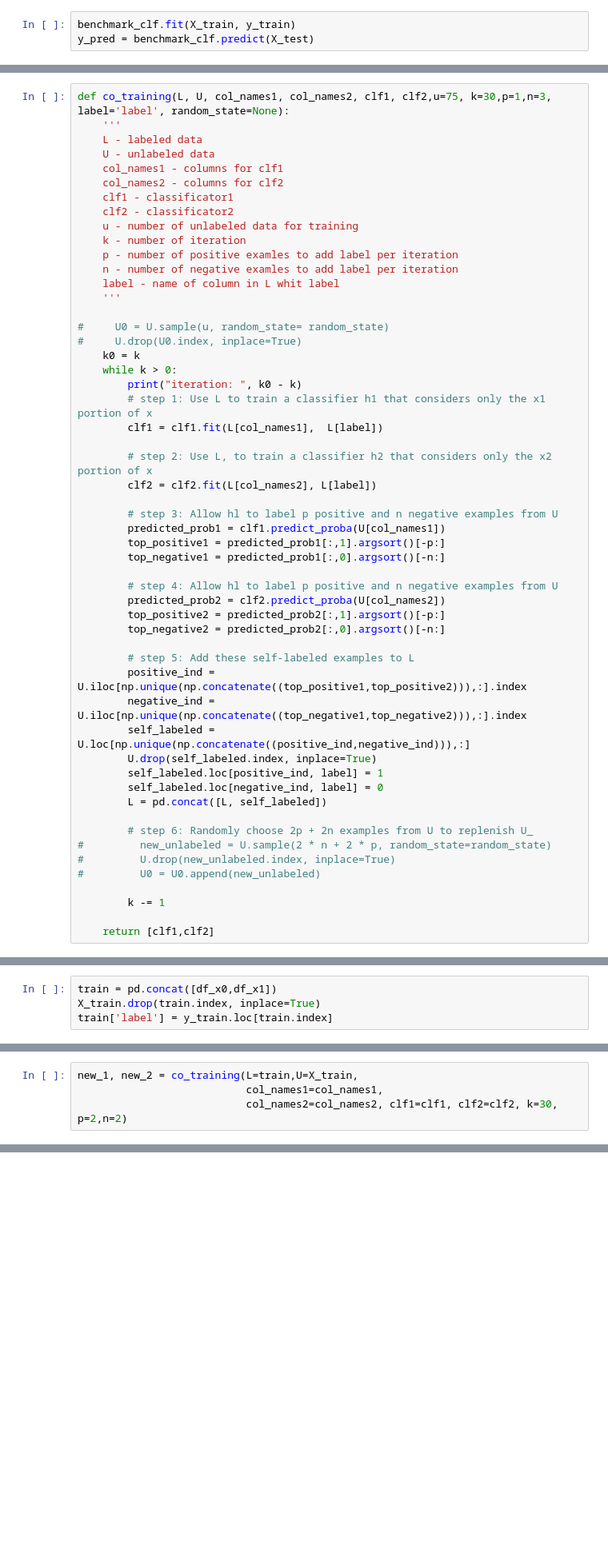
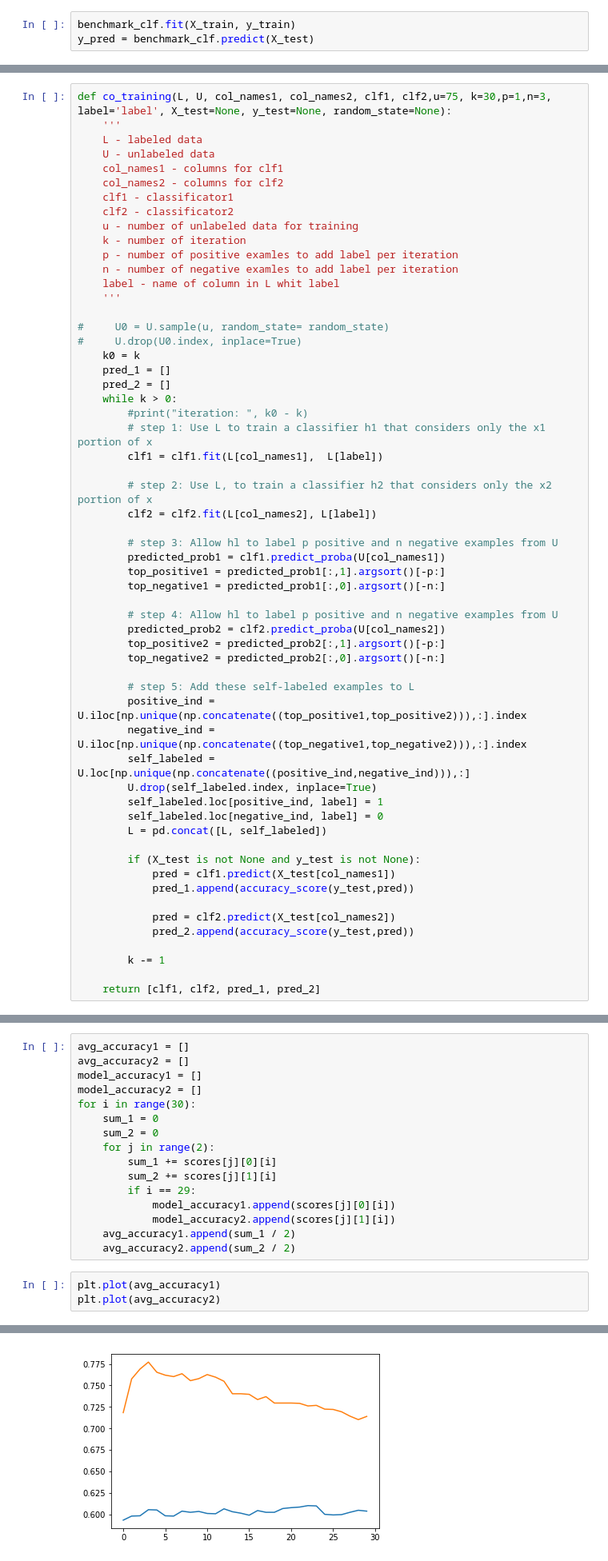
Before and after one commit to pmacinec/vos2-co-training, a Jupyter notebook: co-training-results.ipynb, the cells around one changed output, grey strips where cells are left out. Shown: that part at 80% size. Drawn from its saved outputs; the diff is of its cells as text; blank space fills up the shorter version.

Commit message:
Add evaluation of co-training models

```diff
--- a/co-training-results.ipynb
+++ b/co-training-results.ipynb
@@ -148,5 +172,5 @@ accuracy_score(y_test, y_pred)
 # %%
-def co_training(L, U, col_names1, col_names2, clf1, clf2,u=75, k=30,p=1,n=3, label='label', random_state=None):
+def co_training(L, U, col_names1, col_names2, clf1, clf2,u=75, k=30,p=1,n=3, label='label', X_test=None, y_test=None, random_state=None):
     '''
     L - labeled data
     U - unlabeled data
@@ -164,8 +188,10 @@ def co_training(L, U, col_names1, col_names2, clf1, clf2,u=75, k=30,p=1,n=3, lab
 #     U0 = U.sample(u, random_state= random_state)
 #     U.drop(U0.index, inplace=True)
     k0 = k
+    pred_1 = []
+    pred_2 = []
     while k > 0:
-        print("iteration: ", k0 - k)
+        #print("iteration: ", k0 - k)
         # step 1: Use L to train a classifier h1 that considers only the x1 portion of x
         clf1 = clf1.fit(L[col_names1],  L[label])
 
@@ -191,11 +217,13 @@ def co_training(L, U, col_names1, col_names2, clf1, clf2,u=75, k=30,p=1,n=3, lab
         self_labeled.loc[negative_ind, label] = 0
         L = pd.concat([L, self_labeled])
 
-        # step 6: Randomly choose 2p + 2n examples from U to replenish U_
-#         new_unlabeled = U.sample(2 * n + 2 * p, random_state=random_state)
-#         U.drop(new_unlabeled.index, inplace=True)
-#         U0 = U0.append(new_unlabeled)
+        if (X_test is not None and y_test is not None):
+            pred = clf1.predict(X_test[col_names1])
+            pred_1.append(accuracy_score(y_test,pred))
+
+            pred = clf2.predict(X_test[col_names2])
+            pred_2.append(accuracy_score(y_test,pred))
 
         k -= 1
 
-    return [clf1,clf2]
+    return [clf1, clf2, pred_1, pred_2]
@@ -205,7 +230,3 @@ df_x1 = X_train[y_train == 1].sample(5)
-# %%
-train = pd.concat([df_x0,df_x1])
-X_train.drop(train.index, inplace=True)
-train['label'] = y_train.loc[train.index]
 # %%
 col_names1 = list(range(0,1000))
 col_names1 = num_feature_set + col_names1
@@ -216,4 +233,0 @@ clf2 = LogisticRegression()
-# %%
-new_1, new_2 = co_training(L=train,U=X_train,
-                           col_names1=col_names1,
-                           col_names2=col_names2, clf1=clf1, clf2=clf2, k=30, p=2,n=2)
@@ -238,0 +261,20 @@ https://github.com/jjrob13/sklearn_cotraining
+# %%
+avg_accuracy1 = []
+avg_accuracy2 = []
+model_accuracy1 = []
+model_accuracy2 = []
+for i in range(30):
+    sum_1 = 0
+    sum_2 = 0
+    for j in range(2):
+        sum_1 += scores[j][0][i]
+        sum_2 += scores[j][1][i]
+        if i == 29:
+            model_accuracy1.append(scores[j][0][i])
+            model_accuracy2.append(scores[j][1][i])
+    avg_accuracy1.append(sum_1 / 2)
+    avg_accuracy2.append(sum_2 / 2)
+# %%
+plt.plot(avg_accuracy1)
+plt.plot(avg_accuracy2)
+# %% [output]
@@ -238,0 +282 @@ https://github.com/jjrob13/sklearn_cotraining
+[figure, added]
```
Also changed, not shown: parts of 30 cells of this notebook.
